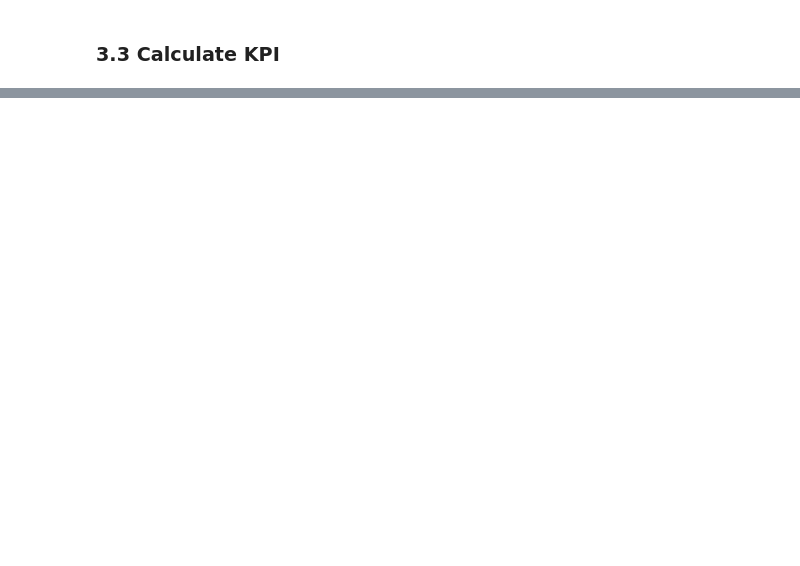
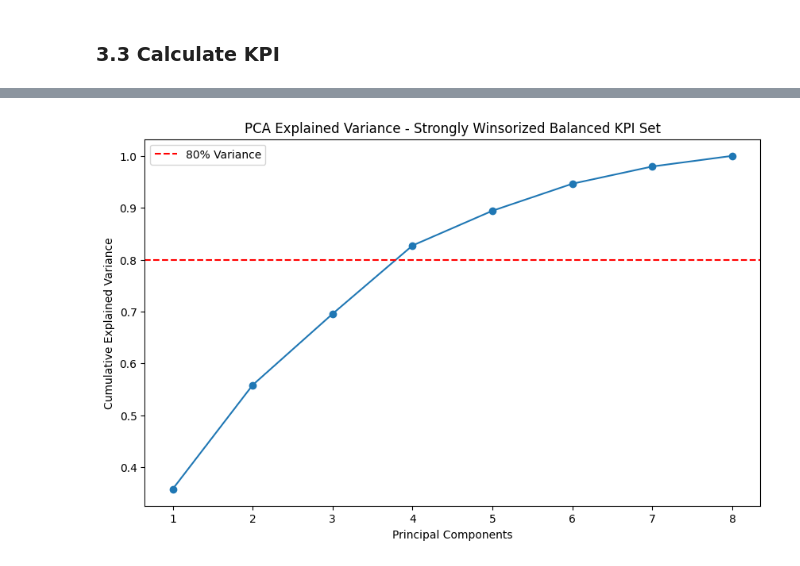
Before and after one commit to Jerxis/financial_kpi_clustering, a Jupyter notebook: notebooks/03_kpi_engineering_and_clustering.ipynb, the cells around one changed output, grey strips where cells are left out. Cells and saved outputs as stored; diff of their text form; code cells hidden in the pictures; blank space fills up the shorter version.

```diff
--- a/notebooks/03_kpi_engineering_and_clustering.ipynb
+++ b/notebooks/03_kpi_engineering_and_clustering.ipynb
@@ -184,0 +657,6 @@ ValueError: Failed to calculate KPI 'Gross Margin'. Error: name 'BACKTICK_QUOTED
+# %%
+for kpi in selected_clustering_kpis:
+    plt.figure(figsize=(8, 2))
+    sns.boxplot(x=peer_universe_df[kpi])
+    plt.title(kpi)
+    plt.show()
@@ -184,0 +885,18 @@ ValueError: Failed to calculate KPI 'Gross Margin'. Error: name 'BACKTICK_QUOTED
+# %%
+from sklearn.decomposition import PCA
+
+# ==================================================
+# PCA on Strongly Winsorized Balanced Feature Set
+# ==================================================
+
+balanced_pca = PCA()
+
+X_balanced_pca = balanced_pca.fit_transform(X_balanced_scaled)
+
+balanced_explained_variance = pd.DataFrame({
+    "Component": range(1, len(balanced_pca.explained_variance_ratio_) + 1),
+    "Explained Variance": balanced_pca.explained_variance_ratio_,
+    "Cumulative Variance": np.cumsum(balanced_pca.explained_variance_ratio_)
+})
+
+balanced_explained_variance
@@ -184,0 +913,23 @@ ValueError: Failed to calculate KPI 'Gross Margin'. Error: name 'BACKTICK_QUOTED
+# %%
+plt.figure(figsize=(10, 6))
+
+plt.plot(
+    balanced_explained_variance["Component"],
+    balanced_explained_variance["Cumulative Variance"],
+    marker="o"
+)
+
+plt.axhline(
+    y=0.80,
+    color="red",
+    linestyle="--",
+    label="80% Variance"
+)
+
+plt.xlabel("Principal Components")
+plt.ylabel("Cumulative Explained Variance")
+plt.title("PCA Explained Variance - Strongly Winsorized Balanced KPI Set")
+plt.legend()
+plt.show()
+# %% [output]
+[figure, added]
```
Also changed, not shown: parts of 174 cells of this notebook.
